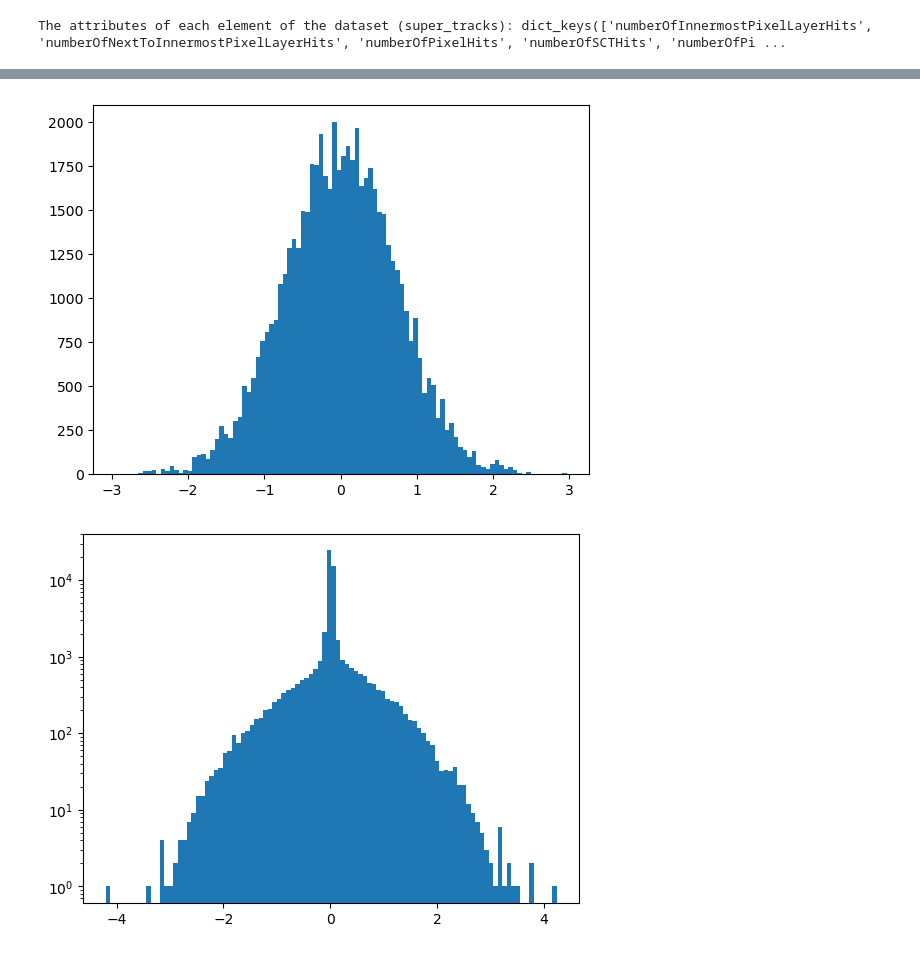
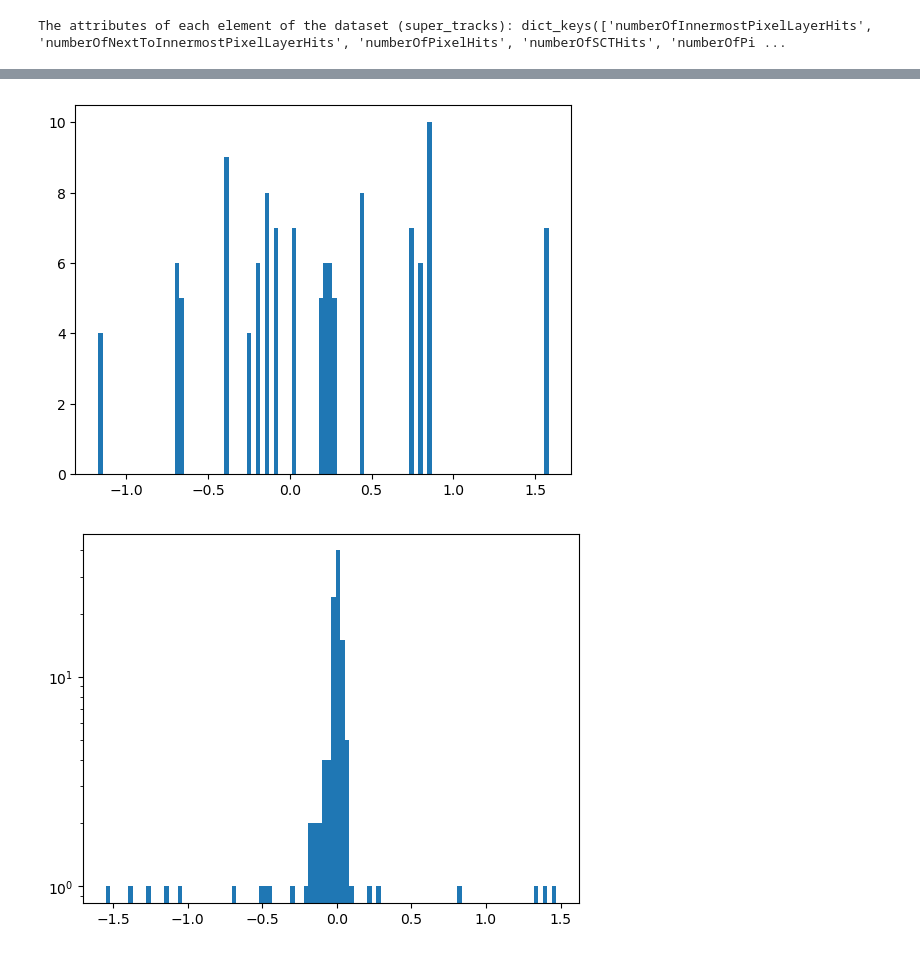
Before and after one commit to abdelllrazekkk/DIPZ_Workflow, a Jupyter notebook: Using_DIPZ.ipynb, the cells around one changed output, grey strips where cells are left out. Drawn from its saved outputs; the diff is of its cells as text; code cells hidden in the pictures.

```diff
--- a/Using_DIPZ.ipynb
+++ b/Using_DIPZ.ipynb
@@ -138,7 +138,6 @@ def get_dataset(h5file_path, config, mask_value, take_first=False):
 
     return jet_array, track_array, target_array
 
-
 # A function that predicts the output, produces target arrays and returns them
 def dump_prediction(model, jet_inputs, track_inputs, targets):
     pred = model.predict([jet_inputs, track_inputs])
@@ -155,9 +154,9 @@ def run(z, zhat, widths, sigma):
     mask_value = MASK_VALUE
     config = get_config("./regress.json")
     model = get_model(config, mask_value=mask_value)
-    model.load_weights('outputs/weights.h5')
+    model.load_weights('../weights (1).h5')
     jet_inputs, track_inputs, targets = get_dataset(
-    "../output_latest_with_counter.h5", config, mask_value)
+    "../TDD/run/output.h5", config, mask_value)
     z, zhat, widths, sigma = dump_prediction(model, jet_inputs, track_inputs, targets)
     return z, zhat, widths, sigma
 # %%
@@ -305,7 +297,7 @@ import numpy as np
 import math
 # %%
 #Opening the HDF5 File
-input_file = "../output_latest_with_counter.h5"
+input_file = "../TDD/run/output.h5"
 data = File(input_file, 'r')
 # %%
 #Accessing the 'Jets' Dataset
@@ -413,13 +429,13 @@ plt.hist(zhat, bins=100)
 #plt.yscale('log')
 plt.show()
 # %% [output]
-[figure, old version]
+[figure, new version]
 # %%
-plt.hist(jets['dipz_z']-zhat, bins=100)
+plt.hist(jets['dipz20230223_z']-zhat, bins=100)
 plt.yscale('log')
 plt.show()
 # %% [output]
-[figure, old version]
+[figure, new version]
 # %%
 """Plotting a histogram of the error of z-positions predictionof all jets"""
 plt.hist(zhat-z, bins=100)
```
Also changed, not shown: parts of 37 cells of this notebook, 3 other files.
